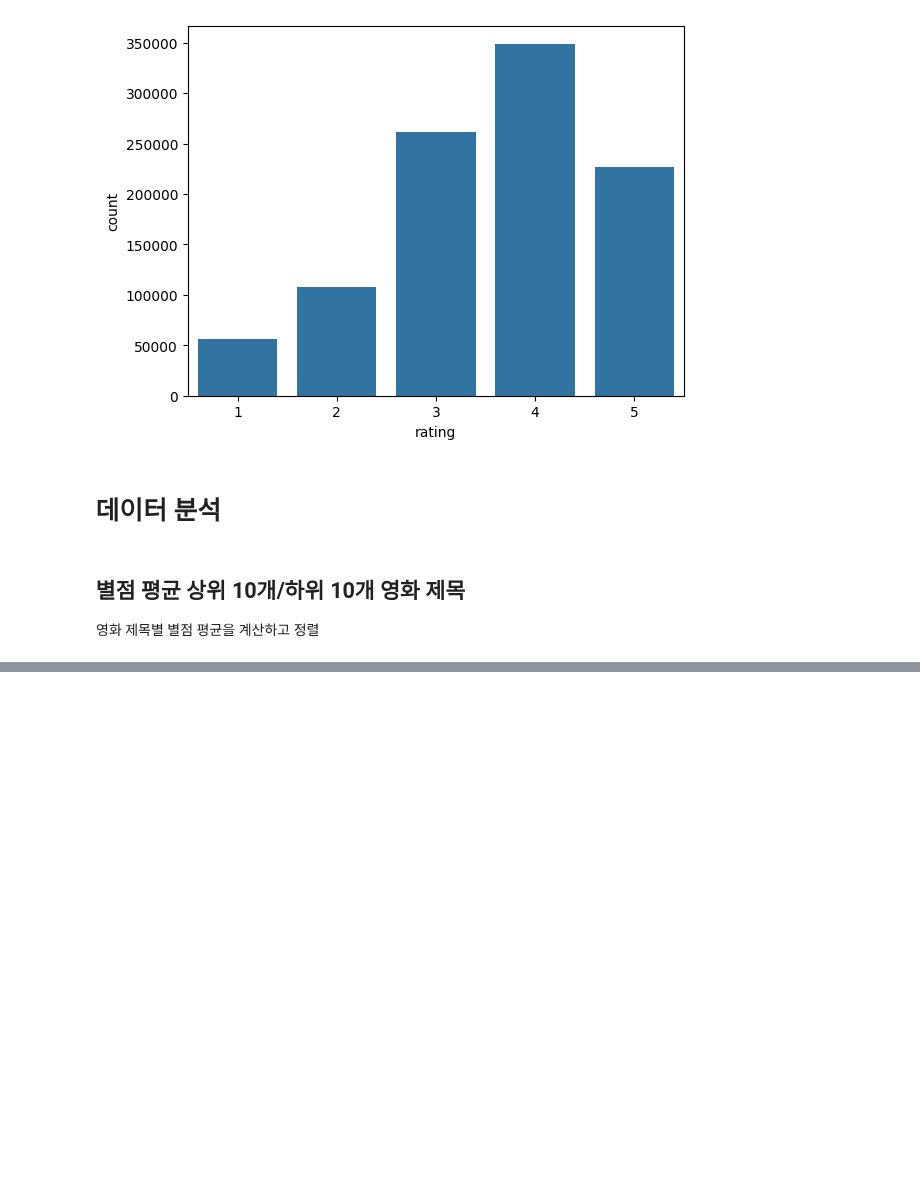
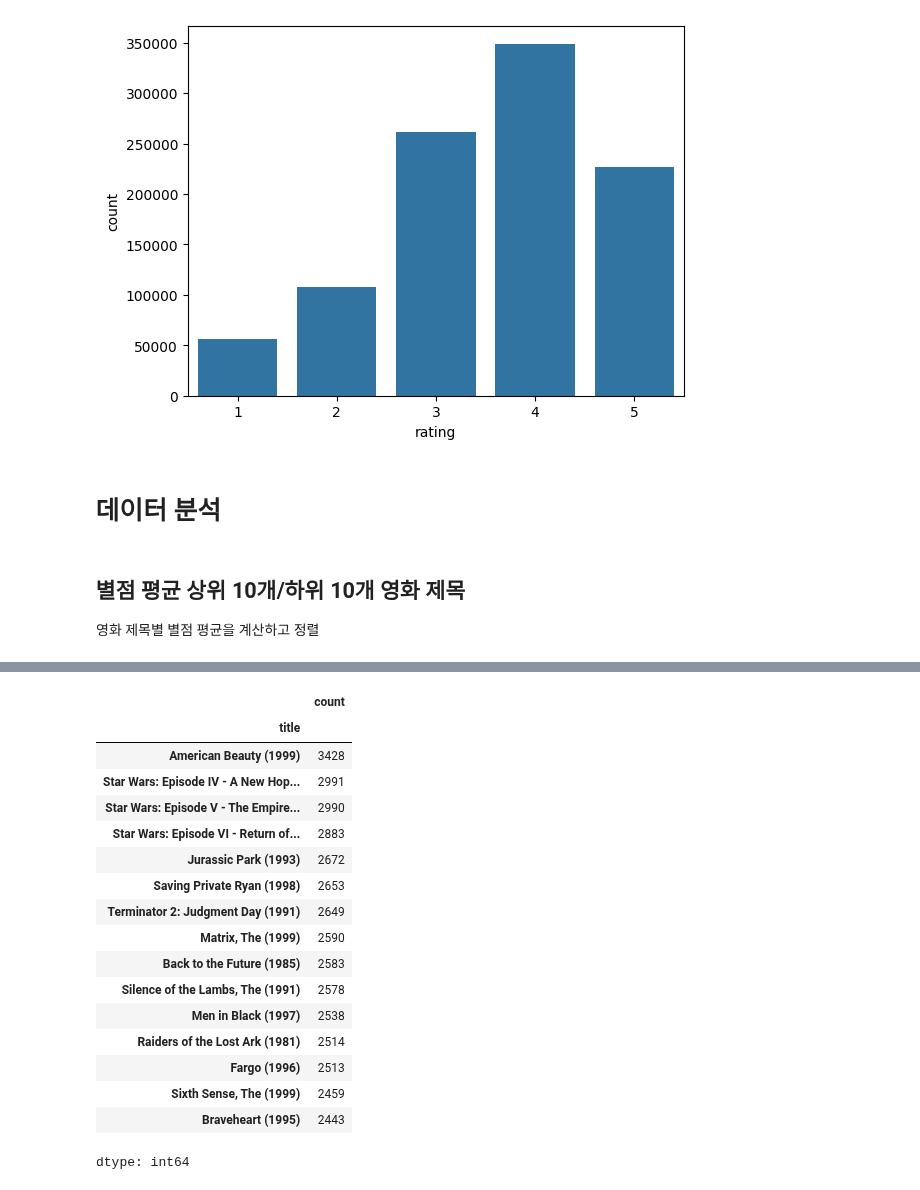
Before and after one commit to JakeOh/202511_BD53, a Jupyter notebook: lab_python/da14_movielens.ipynb, the cells around one changed output, grey strips where cells are left out. Drawn from its saved outputs; the diff is of its cells as text; code cells hidden in the pictures; blank space fills up the shorter version.

```diff
--- a/lab_python/da14_movielens.ipynb
+++ b/lab_python/da14_movielens.ipynb
@@ -286,0 +374,21 @@ plt.show()
+# %%
+title_count.head(n=15)
+# %% [output]
+|  | count |
+| title |  |
+| American Beauty (1999) | 3428 |
+| Star Wars: Episode IV - A New Hop... | 2991 |
+| Star Wars: Episode V - The Empire... | 2990 |
+| Star Wars: Episode VI - Return of... | 2883 |
+| Jurassic Park (1993) | 2672 |
+| Saving Private Ryan (1998) | 2653 |
+| Terminator 2: Judgment Day (1991) | 2649 |
+| Matrix, The (1999) | 2590 |
+| Back to the Future (1985) | 2583 |
+| Silence of the Lambs, The (1991) | 2578 |
+| Men in Black (1997) | 2538 |
+| Raiders of the Lost Ark (1981) | 2514 |
+| Fargo (1996) | 2513 |
+| Sixth Sense, The (1999) | 2459 |
+| Braveheart (1995) | 2443 |
+dtype: int64
```
Also changed, not shown: parts of 14 cells of this notebook.
